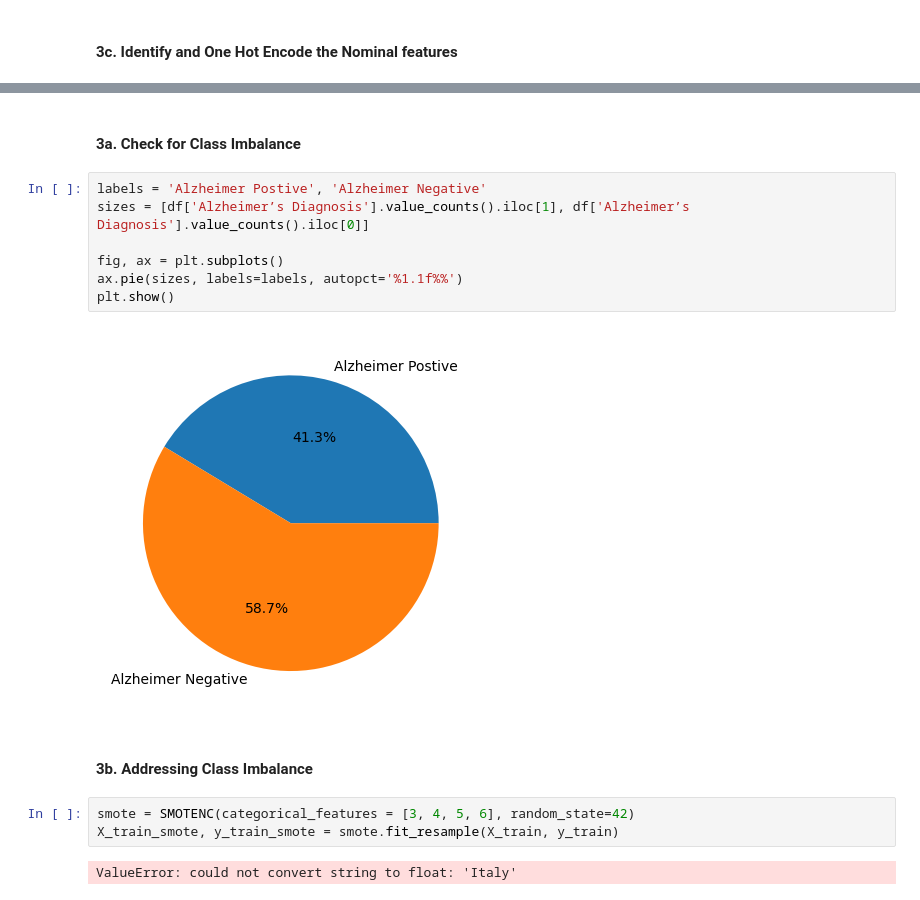
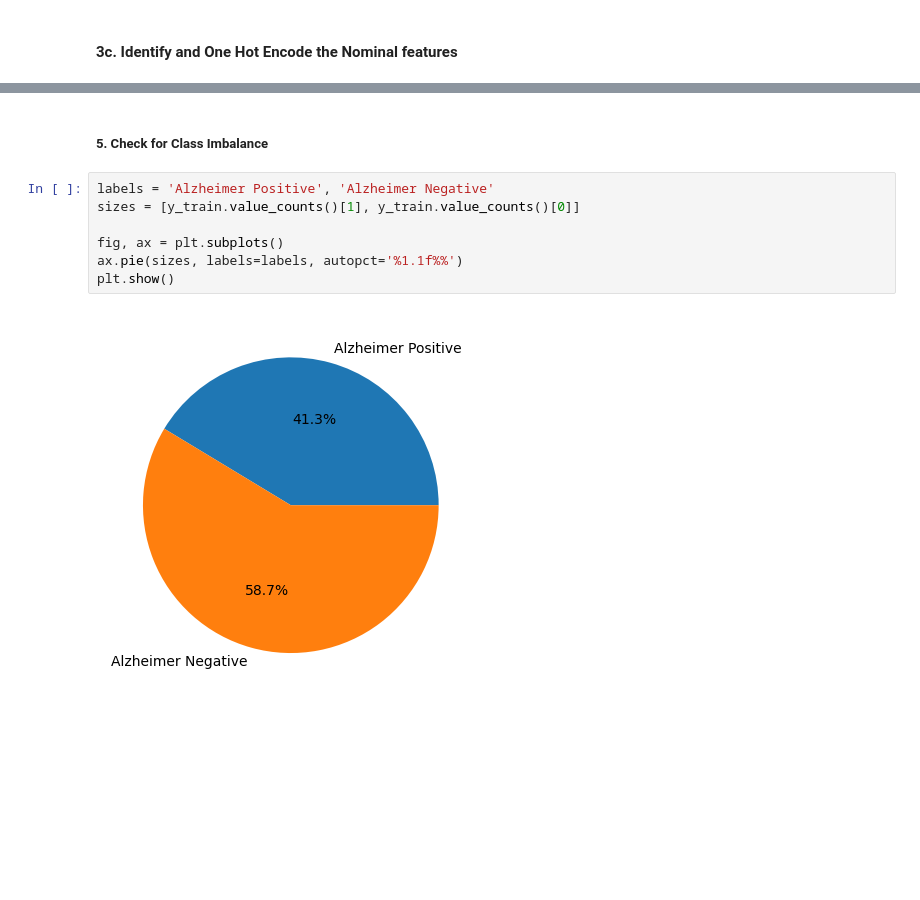
Before and after one commit to el337-Eric-Liu/DS644-102-Eric-Liu, a Jupyter notebook: DS644 - Alzheimer Prediction - Eric Liu.ipynb, the cells around one changed output, grey strips where cells are left out. Cells and saved outputs as stored; diff of their text form; blank space fills up the shorter version.

```diff
--- a/DS644 - Alzheimer Prediction - Eric Liu.ipynb
+++ b/DS644 - Alzheimer Prediction - Eric Liu.ipynb
@@ -174,18 +267,11 @@ df
 # %% [markdown]
-#### **3a. Check for Class Imbalance**
+##### **5. Check for Class Imbalance**
-# %%
-labels = 'Alzheimer Postive', 'Alzheimer Negative'
-sizes = [df['Alzheimer’s Diagnosis'].value_counts().iloc[1], df['Alzheimer’s Diagnosis'].value_counts().iloc[0]]
-
-fig, ax = plt.subplots()
-ax.pie(sizes, labels=labels, autopct='%1.1f%%')
-plt.show()
-# %% [output]
-[figure, removed]
-# %% [markdown]
-#### **3b. Addressing Class Imbalance**
-# %%
-smote = SMOTENC(categorical_features = [3, 4, 5, 6], random_state=42)
-X_train_smote, y_train_smote = smote.fit_resample(X_train, y_train)
-# %% [output]
-ValueError: could not convert string to float: 'Italy'
+# %%
+labels = 'Alzheimer Positive', 'Alzheimer Negative'
+sizes = [y_train.value_counts()[1], y_train.value_counts()[0]]
+
+fig, ax = plt.subplots()
+ax.pie(sizes, labels=labels, autopct='%1.1f%%')
+plt.show()
+# %% [output]
+[figure, added]
```
Also changed, not shown: parts of 10 cells of this notebook.
